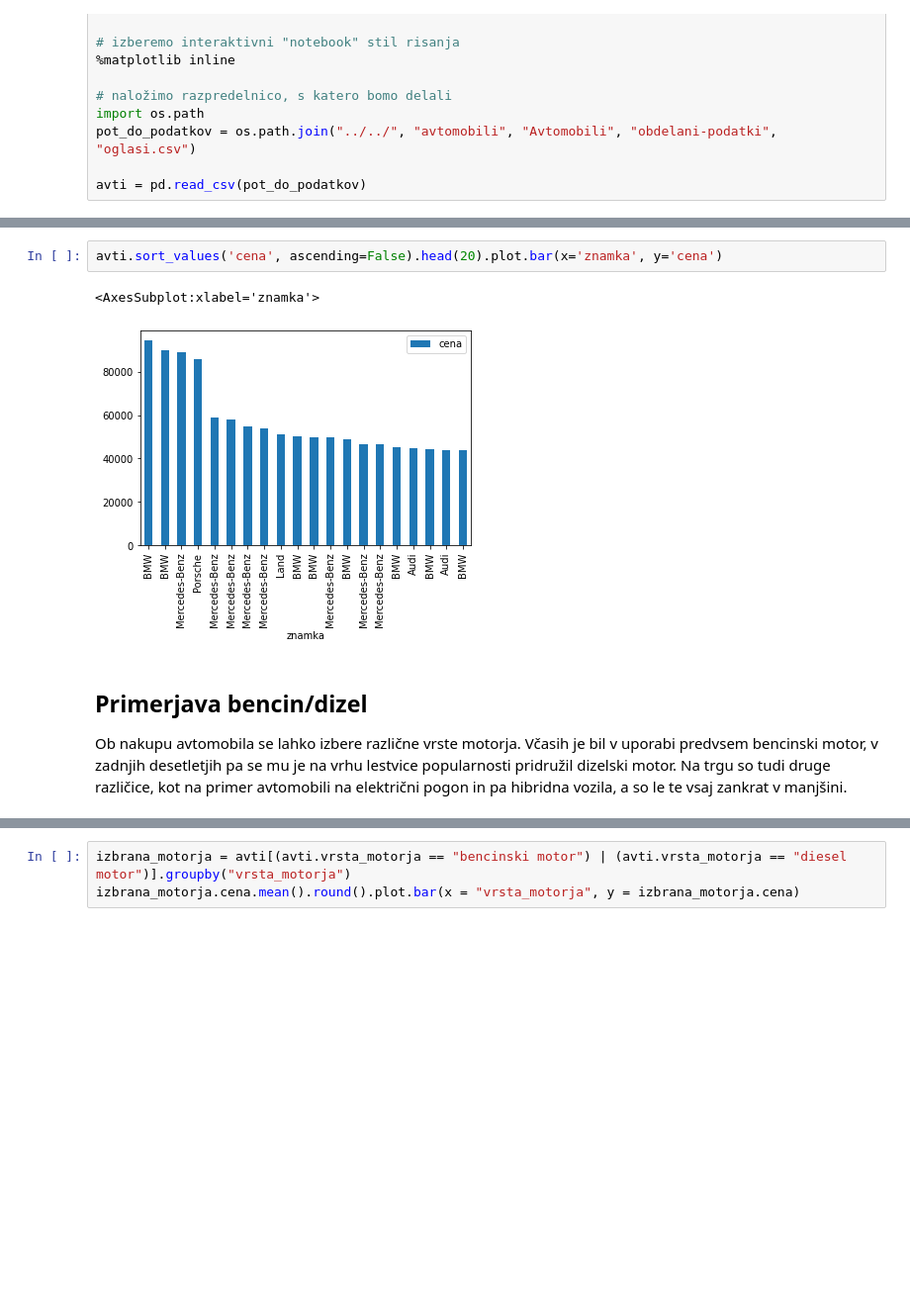
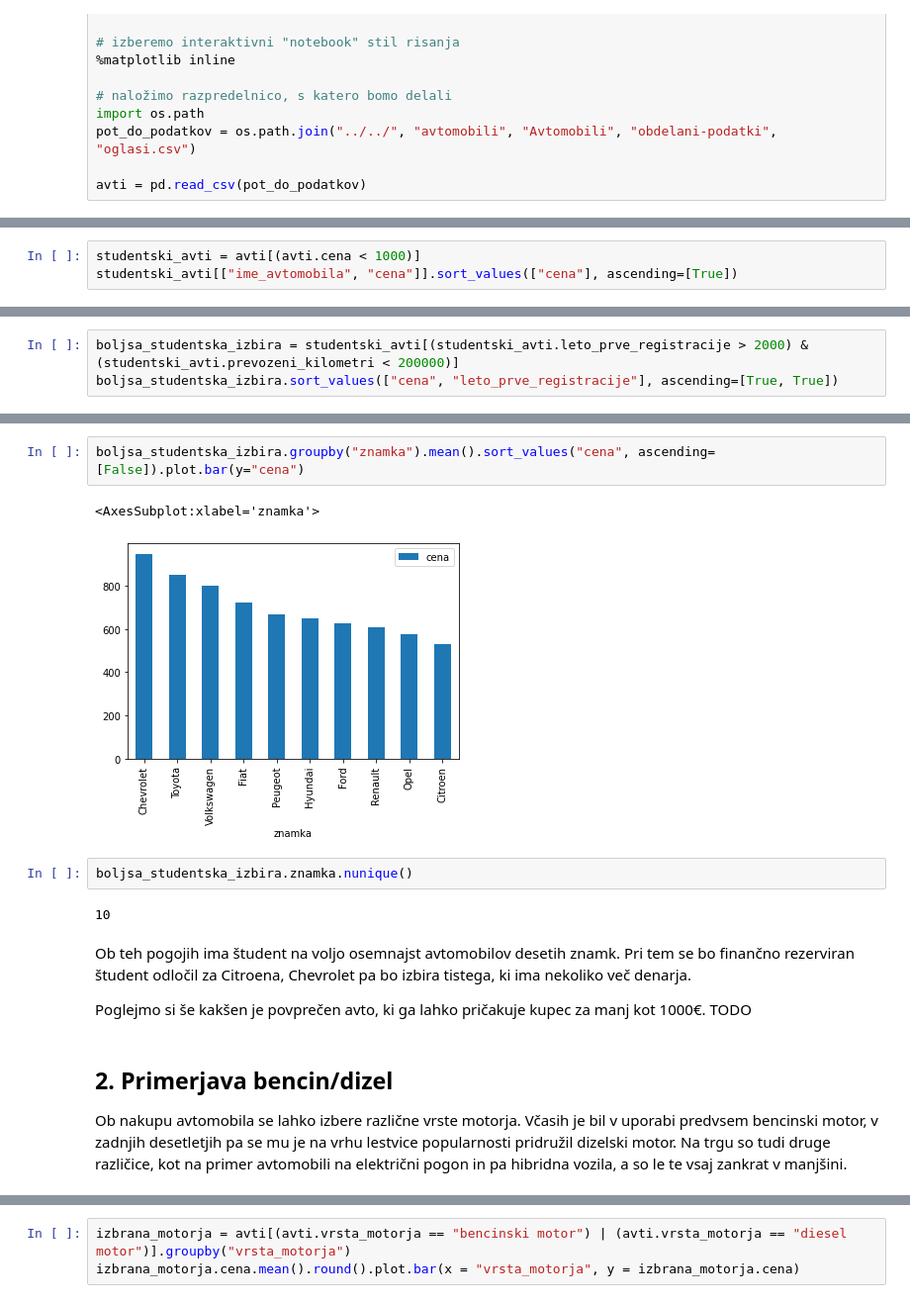
Before and after one commit to timotejstibilj/Avtomobili, a Jupyter notebook: Analiza rabljenih avtomobilov na avto.net.ipynb, the cells around one changed output, grey strips where cells are left out. Shown at 99% size. Cells and saved outputs as stored; diff of their text form; blank space fills up the shorter version.

Commit message:
zacetek primerjave znamk

```diff
--- a/Analiza rabljenih avtomobilov na avto.net.ipynb
+++ b/Analiza rabljenih avtomobilov na avto.net.ipynb
@@ -61,0 +54,3 @@ avti[avti.leto_prve_registracije > 1990].plot.scatter("leto_prve_registracije",
+# %%
+studentski_avti = avti[(avti.cena < 1000)]
+studentski_avti[["ime_avtomobila", "cena"]].sort_values(["cena"], ascending=[True])
@@ -61,0 +91,3 @@ avti[avti.leto_prve_registracije > 1990].plot.scatter("leto_prve_registracije",
+# %%
+boljsa_studentska_izbira = studentski_avti[(studentski_avti.leto_prve_registracije > 2000) & (studentski_avti.prevozeni_kilometri < 200000)]
+boljsa_studentska_izbira.sort_values(["cena", "leto_prve_registracije"], ascending=[True, True])
@@ -62,10 +108,19 @@ avti[avti.leto_prve_registracije > 1990].plot.scatter("leto_prve_registracije",
 # %%
-avti.sort_values('cena', ascending=False).head(20).plot.bar(x='znamka', y='cena')
+boljsa_studentska_izbira.groupby("znamka").mean().sort_values("cena", ascending=[False]).plot.bar(y="cena")
 # %% [output]
 <AxesSubplot:xlabel='znamka'>
-[figure, old version]
+[figure, new version]
+# %%
+boljsa_studentska_izbira.znamka.nunique()
+# %% [output]
+10
+# %% [markdown]
+Ob teh pogojih ima študent na voljo osemnajst avtomobilov desetih znamk. Pri tem se bo finančno rezerviran študent odločil za Citroena, Chevrolet pa bo izbira tistega, ki ima nekoliko več denarja.
+
+Poglejmo si še kakšen je povprečen avto, ki ga lahko pričakuje kupec za manj kot 1000€.
+TODO
 # %% [markdown]
-## Primerjava bencin/dizel
+## 2. Primerjava bencin/dizel
 
 Ob nakupu avtomobila se lahko izbere različne vrste motorja. Včasih je bil v uporabi predvsem bencinski motor, v zadnjih desetletjih pa se mu je na vrhu lestvice popularnosti pridružil dizelski motor. Na trgu so tudi druge različice, kot na primer avtomobili na električni pogon in pa hibridna vozila, a so le te vsaj zankrat v manjšini.
 # %%
```
Also changed, not shown: parts of 34 cells of this notebook, 2 other files.
